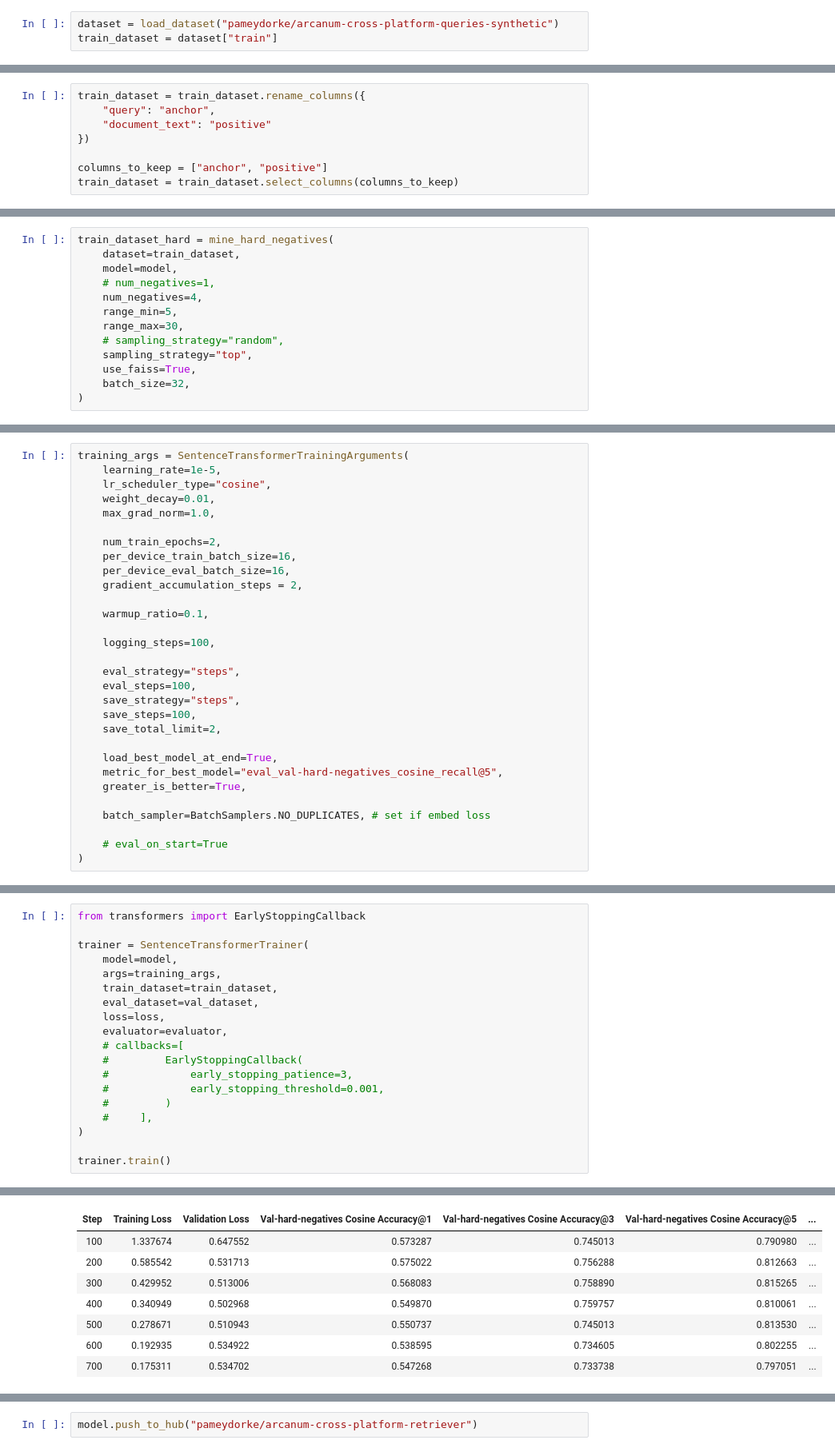
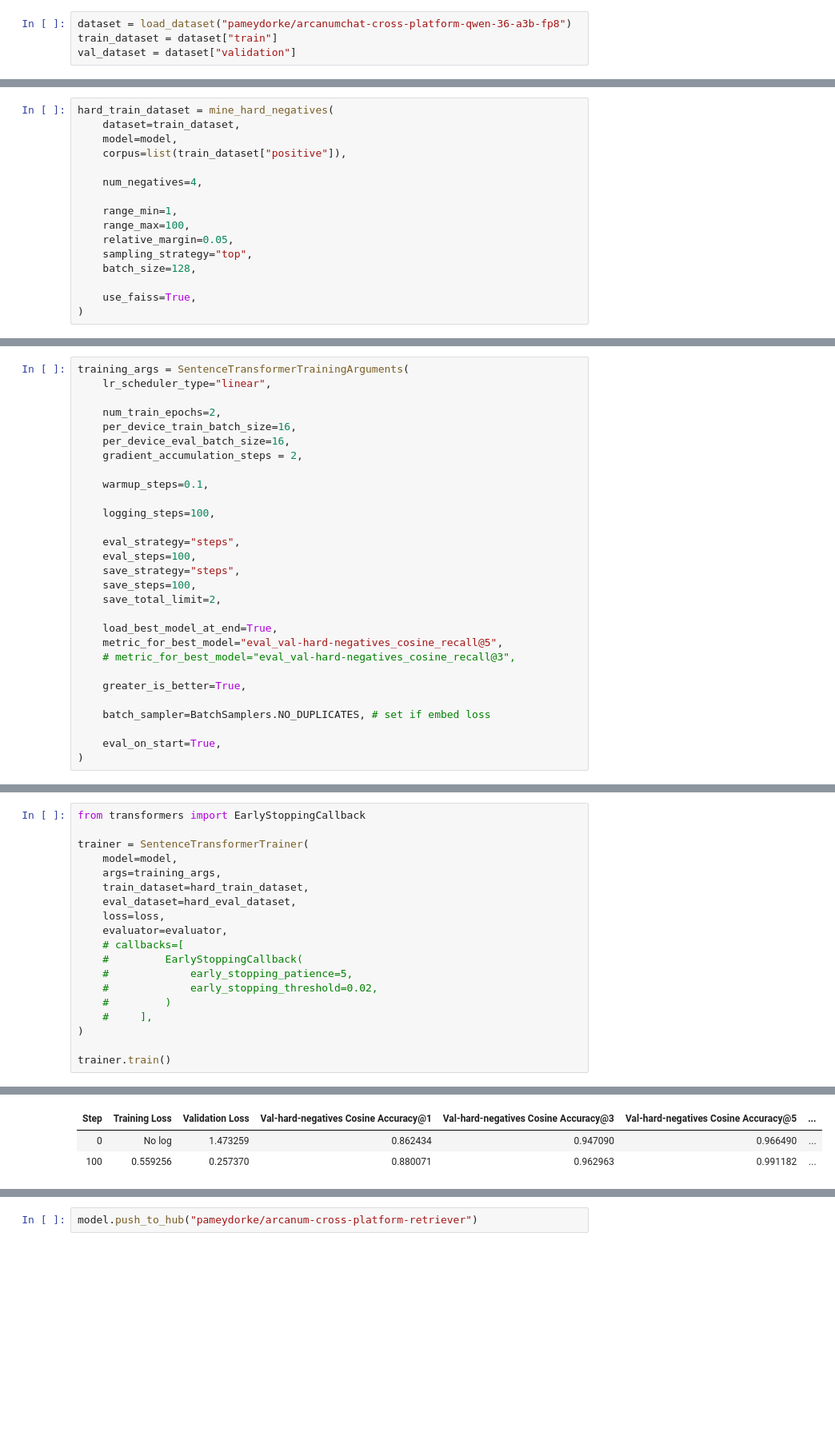
Before and after one commit to ankorn/arcanumsearch, a Jupyter notebook: arc_retrieval.ipynb, the cells around one changed output, grey strips where cells are left out. Shown at 80% size. Cells and saved outputs as stored; diff of their text form; blank space fills up the shorter version.

Commit message:
train retriever on arcanumchat-cross-platform-qwen-36-a3b-fp8

```diff
--- a/arc_retrieval.ipynb
+++ b/arc_retrieval.ipynb
@@ -19,5 +21,6 @@ from sentence_transformers.evaluation import InformationRetrievalEvaluator
 from sentence_transformers.util import mine_hard_negatives
 import torch
 # %%
-dataset = load_dataset("pameydorke/arcanum-cross-platform-queries-synthetic")
+dataset = load_dataset("pameydorke/arcanumchat-cross-platform-qwen-36-a3b-fp8")
 train_dataset = dataset["train"]
+val_dataset = dataset["validation"]
@@ -27,11 +27,3 @@ data/test-00000-of-00001.parquet: downloading bytes:           |  0.00B
-# %%
-train_dataset = train_dataset.rename_columns({
-    "query": "anchor",
-    "document_text": "positive"
-})
-
-columns_to_keep = ["anchor", "positive"]
-train_dataset = train_dataset.select_columns(columns_to_keep)
 # %%
 model = SentenceTransformer('BAAI/bge-m3')
 
@@ -81,14 +106,17 @@ evaluator = InformationRetrievalEvaluator(
 # %%
-train_dataset_hard = mine_hard_negatives(
+hard_train_dataset = mine_hard_negatives(
     dataset=train_dataset,
     model=model,
-    # num_negatives=1,
+    corpus=list(train_dataset["positive"]),
+
     num_negatives=4,
-    range_min=5,
-    range_max=30,
-    # sampling_strategy="random",
+
+    range_min=1,
+    range_max=100,
+    relative_margin=0.05,
     sampling_strategy="top",
+    batch_size=128,
+
     use_faiss=True,
-    batch_size=32,
 )
 # %% [output]
@@ -129,16 +138,13 @@ Val rows:   1852,   queries: 461
 # %%
 training_args = SentenceTransformerTrainingArguments(
-    learning_rate=1e-5,
-    lr_scheduler_type="cosine",
-    weight_decay=0.01,
-    max_grad_norm=1.0,
+    lr_scheduler_type="linear",
 
     num_train_epochs=2,
     per_device_train_batch_size=16,
     per_device_eval_batch_size=16,
     gradient_accumulation_steps = 2,
 
-    warmup_ratio=0.1,
+    warmup_steps=0.1,
 
     logging_steps=100,
 
@@ -150,9 +156,11 @@ training_args = SentenceTransformerTrainingArguments(
 
     load_best_model_at_end=True,
     metric_for_best_model="eval_val-hard-negatives_cosine_recall@5",
+    # metric_for_best_model="eval_val-hard-negatives_cosine_recall@3",
+
     greater_is_better=True,
 
     batch_sampler=BatchSamplers.NO_DUPLICATES, # set if embed loss
 
-    # eval_on_start=True
+    eval_on_start=True,
 )
@@ -170,14 +170,14 @@ from transformers import EarlyStoppingCallback
 trainer = SentenceTransformerTrainer(
     model=model,
     args=training_args,
-    train_dataset=train_dataset,
-    eval_dataset=val_dataset,
+    train_dataset=hard_train_dataset,
+    eval_dataset=hard_eval_dataset,
     loss=loss,
     evaluator=evaluator,
     # callbacks=[
     #         EarlyStoppingCallback(
-    #             early_stopping_patience=3,
-    #             early_stopping_threshold=0.001,
+    #             early_stopping_patience=5,
+    #             early_stopping_threshold=0.02,
     #         )
     #     ],
 )
@@ -188,8 +188,3 @@ trainer.train()
 | Step | Training Loss | Validation Loss | Val-hard-negatives Cosine Accuracy@1 | Val-hard-negatives Cosine Accuracy@3 | Val-hard-negatives Cosine Accuracy@5 | ... |
-| 100 | 1.337674 | 0.647552 | 0.573287 | 0.745013 | 0.790980 | ... |
-| 200 | 0.585542 | 0.531713 | 0.575022 | 0.756288 | 0.812663 | ... |
-| 300 | 0.429952 | 0.513006 | 0.568083 | 0.758890 | 0.815265 | ... |
-| 400 | 0.340949 | 0.502968 | 0.549870 | 0.759757 | 0.810061 | ... |
-| 500 | 0.278671 | 0.510943 | 0.550737 | 0.745013 | 0.813530 | ... |
-| 600 | 0.192935 | 0.534922 | 0.538595 | 0.734605 | 0.802255 | ... |
-| 700 | 0.175311 | 0.534702 | 0.547268 | 0.733738 | 0.797051 | ... |
+| 0 | No log | 1.473259 | 0.862434 | 0.947090 | 0.966490 | ... |
+| 100 | 0.559256 | 0.257370 | 0.880071 | 0.962963 | 0.991182 | ... |
```
Also changed, not shown: parts of 13 cells of this notebook, 2 other files.
